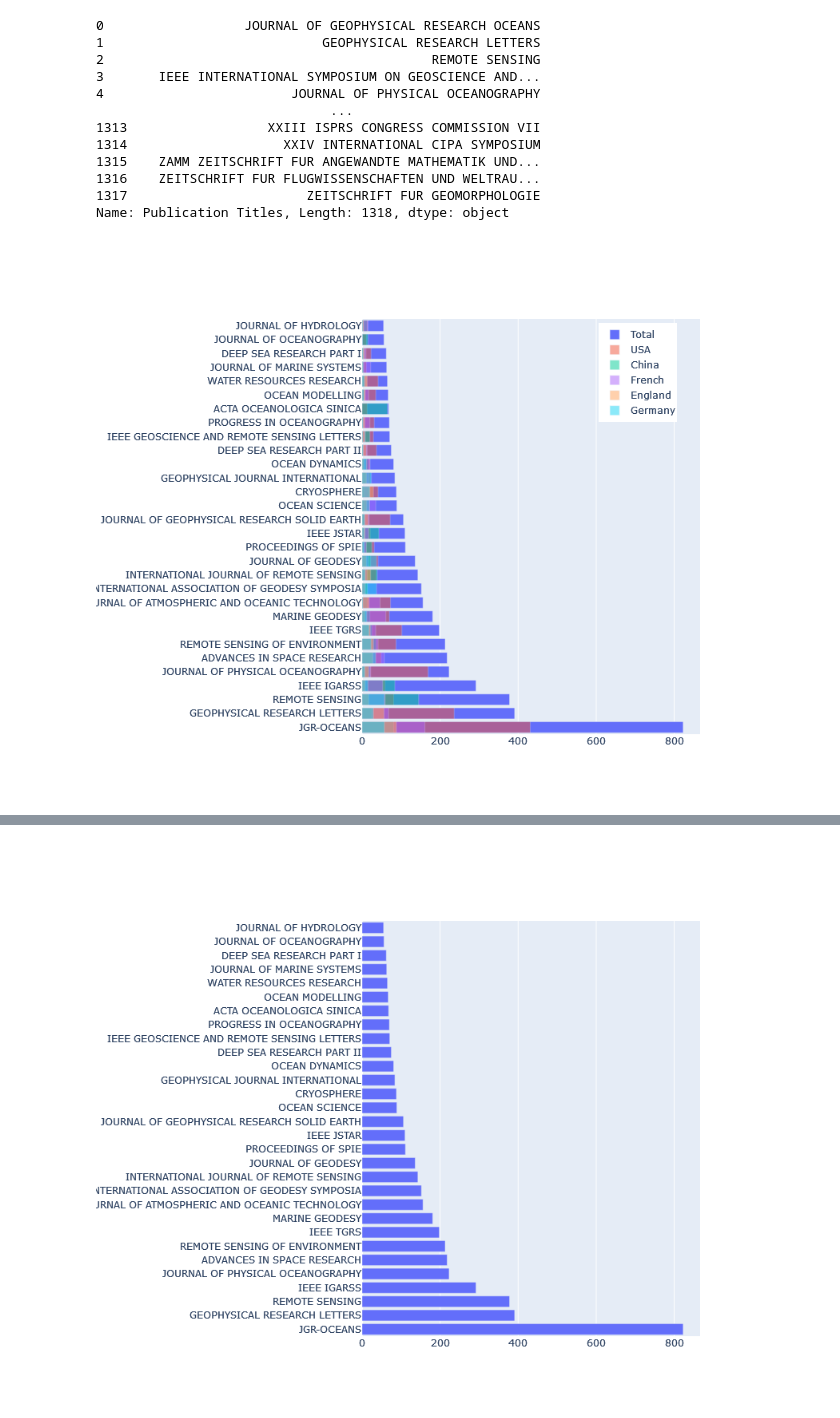
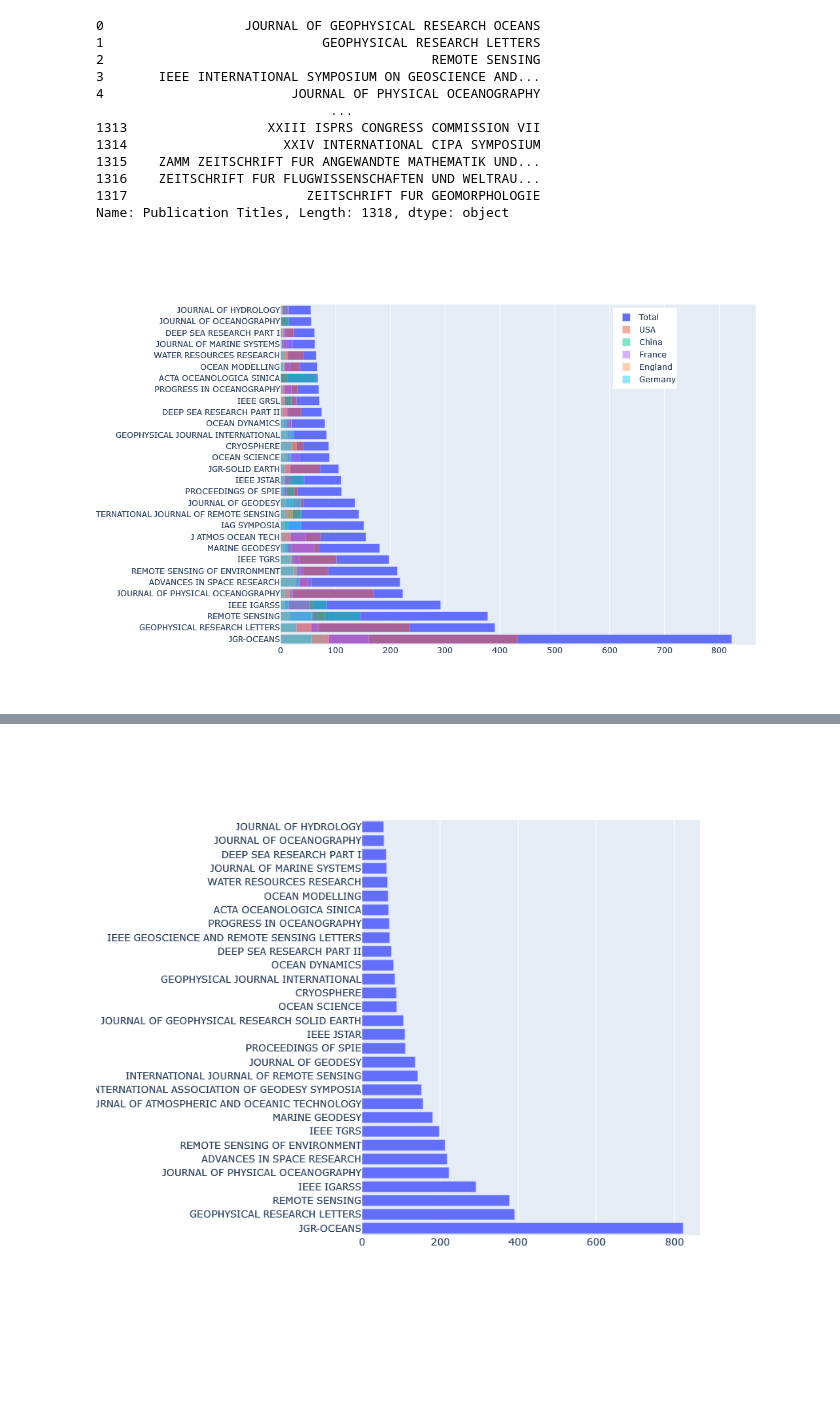
Before and after one commit to yangleir/RemoteSensing_paper, a Jupyter notebook: category/bar.ipynb, the cells around one changed output, grey strips where cells are left out. Drawn from its saved outputs; the diff is of its cells as text; code cells hidden in the pictures; blank space fills up the shorter version.

```diff
--- a/category/bar.ipynb
+++ b/category/bar.ipynb
@@ -169,34 +135,46 @@ names6=df6['Publication Titles']
 # %%
 names=names.replace(['IEEE INTERNATIONAL SYMPOSIUM ON GEOSCIENCE AND REMOTE SENSING IGARSS','JOURNAL OF GEOPHYSICAL RESEARCH OCEANS',
                     'IEEE JOURNAL OF SELECTED TOPICS IN APPLIED EARTH OBSERVATIONS AND REMOTE SENSING','DEEP SEA RESEARCH PART II TOPICAL STUDIES IN OCEANOGRAPHY',
-                    'DEEP SEA RESEARCH PART I OCEANOGRAPHIC RESEARCH PAPERS','IEEE TRANSACTIONS ON GEOSCIENCE AND REMOTE SENSING'],
+                    'DEEP SEA RESEARCH PART I OCEANOGRAPHIC RESEARCH PAPERS','IEEE TRANSACTIONS ON GEOSCIENCE AND REMOTE SENSING',
+                     'IEEE GEOSCIENCE AND REMOTE SENSING LETTERS','JOURNAL OF GEOPHYSICAL RESEARCH SOLID EARTH','JOURNAL OF ATMOSPHERIC AND OCEANIC TECHNOLOGY',
+                    'INTERNATIONAL ASSOCIATION OF GEODESY SYMPOSIA'],
                     ['IEEE IGARSS','JGR-OCEANS','IEEE JSTAR','DEEP SEA RESEARCH PART II','DEEP SEA RESEARCH PART I',
-                     'IEEE TGRS'])
+                     'IEEE TGRS','IEEE GRSL','JGR-SOLID EARTH','J ATMOS OCEAN TECH','IAG SYMPOSIA'])
 names2=names2.replace(['IEEE INTERNATIONAL SYMPOSIUM ON GEOSCIENCE AND REMOTE SENSING IGARSS','JOURNAL OF GEOPHYSICAL RESEARCH OCEANS',
                     'IEEE JOURNAL OF SELECTED TOPICS IN APPLIED EARTH OBSERVATIONS AND REMOTE SENSING','DEEP SEA RESEARCH PART II TOPICAL STUDIES IN OCEANOGRAPHY',
-                    'DEEP SEA RESEARCH PART I OCEANOGRAPHIC RESEARCH PAPERS','IEEE TRANSACTIONS ON GEOSCIENCE AND REMOTE SENSING'],
+                    'DEEP SEA RESEARCH PART I OCEANOGRAPHIC RESEARCH PAPERS','IEEE TRANSACTIONS ON GEOSCIENCE AND REMOTE SENSING',
+                     'IEEE GEOSCIENCE AND REMOTE SENSING LETTERS','JOURNAL OF GEOPHYSICAL RESEARCH SOLID EARTH','JOURNAL OF ATMOSPHERIC AND OCEANIC TECHNOLOGY',
+                    'INTERNATIONAL ASSOCIATION OF GEODESY SYMPOSIA'],
                     ['IEEE IGARSS','JGR-OCEANS','IEEE JSTAR','DEEP SEA RESEARCH PART II','DEEP SEA RESEARCH PART I',
-                     'IEEE TGRS'])
+                     'IEEE TGRS','IEEE GRSL','JGR-SOLID EARTH','J ATMOS OCEAN TECH','IAG SYMPOSIA'])
 names3=names3.replace(['IEEE INTERNATIONAL SYMPOSIUM ON GEOSCIENCE AND REMOTE SENSING IGARSS','JOURNAL OF GEOPHYSICAL RESEARCH OCEANS',
                     'IEEE JOURNAL OF SELECTED TOPICS IN APPLIED EARTH OBSERVATIONS AND REMOTE SENSING','DEEP SEA RESEARCH PART II TOPICAL STUDIES IN OCEANOGRAPHY',
-                    'DEEP SEA RESEARCH PART I OCEANOGRAPHIC RESEARCH PAPERS','IEEE TRANSACTIONS ON GEOSCIENCE AND REMOTE SENSING'],
+                    'DEEP SEA RESEARCH PART I OCEANOGRAPHIC RESEARCH PAPERS','IEEE TRANSACTIONS ON GEOSCIENCE AND REMOTE SENSING',
+                     'IEEE GEOSCIENCE AND REMOTE SENSING LETTERS','JOURNAL OF GEOPHYSICAL RESEARCH SOLID EARTH','JOURNAL OF ATMOSPHERIC AND OCEANIC TECHNOLOGY',
+                    'INTERNATIONAL ASSOCIATION OF GEODESY SYMPOSIA'],
                     ['IEEE IGARSS','JGR-OCEANS','IEEE JSTAR','DEEP SEA RESEARCH PART II','DEEP SEA RESEARCH PART I',
-                     'IEEE TGRS'])
+                     'IEEE TGRS','IEEE GRSL','JGR-SOLID EARTH','J ATMOS OCEAN TECH','IAG SYMPOSIA'])
 names4=names4.replace(['IEEE INTERNATIONAL SYMPOSIUM ON GEOSCIENCE AND REMOTE SENSING IGARSS','JOURNAL OF GEOPHYSICAL RESEARCH OCEANS',
                     'IEEE JOURNAL OF SELECTED TOPICS IN APPLIED EARTH OBSERVATIONS AND REMOTE SENSING','DEEP SEA RESEARCH PART II TOPICAL STUDIES IN OCEANOGRAPHY',
-                    'DEEP SEA RESEARCH PART I OCEANOGRAPHIC RESEARCH PAPERS','IEEE TRANSACTIONS ON GEOSCIENCE AND REMOTE SENSING'],
+                    'DEEP SEA RESEARCH PART I OCEANOGRAPHIC RESEARCH PAPERS','IEEE TRANSACTIONS ON GEOSCIENCE AND REMOTE SENSING',
+                     'IEEE GEOSCIENCE AND REMOTE SENSING LETTERS','JOURNAL OF GEOPHYSICAL RESEARCH SOLID EARTH','JOURNAL OF ATMOSPHERIC AND OCEANIC TECHNOLOGY',
+                    'INTERNATIONAL ASSOCIATION OF GEODESY SYMPOSIA'],
                     ['IEEE IGARSS','JGR-OCEANS','IEEE JSTAR','DEEP SEA RESEARCH PART II','DEEP SEA RESEARCH PART I',
-                     'IEEE TGRS'])
+                     'IEEE TGRS','IEEE GRSL','JGR-SOLID EARTH','J ATMOS OCEAN TECH','IAG SYMPOSIA'])
 names5=names5.replace(['IEEE INTERNATIONAL SYMPOSIUM ON GEOSCIENCE AND REMOTE SENSING IGARSS','JOURNAL OF GEOPHYSICAL RESEARCH OCEANS',
                     'IEEE JOURNAL OF SELECTED TOPICS IN APPLIED EARTH OBSERVATIONS AND REMOTE SENSING','DEEP SEA RESEARCH PART II TOPICAL STUDIES IN OCEANOGRAPHY',
-                    'DEEP SEA RESEARCH PART I OCEANOGRAPHIC RESEARCH PAPERS','IEEE TRANSACTIONS ON GEOSCIENCE AND REMOTE SENSING'],
+                    'DEEP SEA RESEARCH PART I OCEANOGRAPHIC RESEARCH PAPERS','IEEE TRANSACTIONS ON GEOSCIENCE AND REMOTE SENSING',
+                     'IEEE GEOSCIENCE AND REMOTE SENSING LETTERS','JOURNAL OF GEOPHYSICAL RESEARCH SOLID EARTH','JOURNAL OF ATMOSPHERIC AND OCEANIC TECHNOLOGY',
+                    'INTERNATIONAL ASSOCIATION OF GEODESY SYMPOSIA'],
                     ['IEEE IGARSS','JGR-OCEANS','IEEE JSTAR','DEEP SEA RESEARCH PART II','DEEP SEA RESEARCH PART I',
-                     'IEEE TGRS'])
+                     'IEEE TGRS','IEEE GRSL','JGR-SOLID EARTH','J ATMOS OCEAN TECH','IAG SYMPOSIA'])
 names6=names6.replace(['IEEE INTERNATIONAL SYMPOSIUM ON GEOSCIENCE AND REMOTE SENSING IGARSS','JOURNAL OF GEOPHYSICAL RESEARCH OCEANS',
                     'IEEE JOURNAL OF SELECTED TOPICS IN APPLIED EARTH OBSERVATIONS AND REMOTE SENSING','DEEP SEA RESEARCH PART II TOPICAL STUDIES IN OCEANOGRAPHY',
-                    'DEEP SEA RESEARCH PART I OCEANOGRAPHIC RESEARCH PAPERS','IEEE TRANSACTIONS ON GEOSCIENCE AND REMOTE SENSING'],
+                    'DEEP SEA RESEARCH PART I OCEANOGRAPHIC RESEARCH PAPERS','IEEE TRANSACTIONS ON GEOSCIENCE AND REMOTE SENSING',
+                     'IEEE GEOSCIENCE AND REMOTE SENSING LETTERS','JOURNAL OF GEOPHYSICAL RESEARCH SOLID EARTH','JOURNAL OF ATMOSPHERIC AND OCEANIC TECHNOLOGY',
+                    'INTERNATIONAL ASSOCIATION OF GEODESY SYMPOSIA'],
                     ['IEEE IGARSS','JGR-OCEANS','IEEE JSTAR','DEEP SEA RESEARCH PART II','DEEP SEA RESEARCH PART I',
-                     'IEEE TGRS'])
+                     'IEEE TGRS','IEEE GRSL','JGR-SOLID EARTH','J ATMOS OCEAN TECH','IAG SYMPOSIA'])
 # print(type(names))
 # print(names)
 # %%
@@ -217,35 +195,35 @@ fig.add_trace(go.Bar(
             y=names2[names2.isin(tmp)],
             x=value2[names2.isin(tmp)],
             name='USA',
             orientation='h',opacity=0.5))
 fig.add_trace(go.Bar(
             y=names3[names3.isin(tmp)],
             x=value3[names3.isin(tmp)],
             name='China',
             orientation='h',opacity=0.5))
 fig.add_trace(go.Bar(
             y=names4[names4.isin(tmp)],
             x=value4[names4.isin(tmp)],
-            name='French',
+            name='France',
             orientation='h',opacity=0.5))
 fig.add_trace(go.Bar(
             y=names5[names5.isin(tmp)],
             x=value5[names5.isin(tmp)],
             name='England',
             orientation='h',opacity=0.5))
 fig.add_trace(go.Bar(
             y=names6[names6.isin(tmp)],
             x=value6[names6.isin(tmp)],
             name='Germany',
             orientation='h',opacity=0.5))
 
 fig.update_layout(height=700,width=900,showlegend=True,legend_x=0.7,legend_y=0.99)
 # fig.update_layout(barmode='stack')
 
 
 fig.show()
 # %% [output]
-[figure, old version]
+[figure, new version]
 # %%
 fig.write_image("bar_pub.pdf")
 # %%
```
Also changed, not shown: parts of 14 cells of this notebook, 25 other files.
